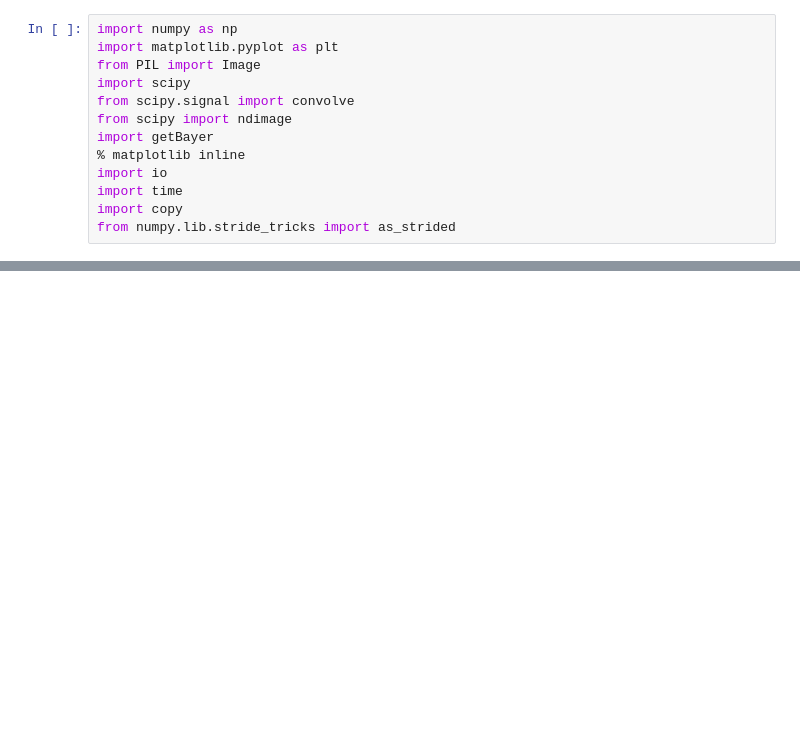
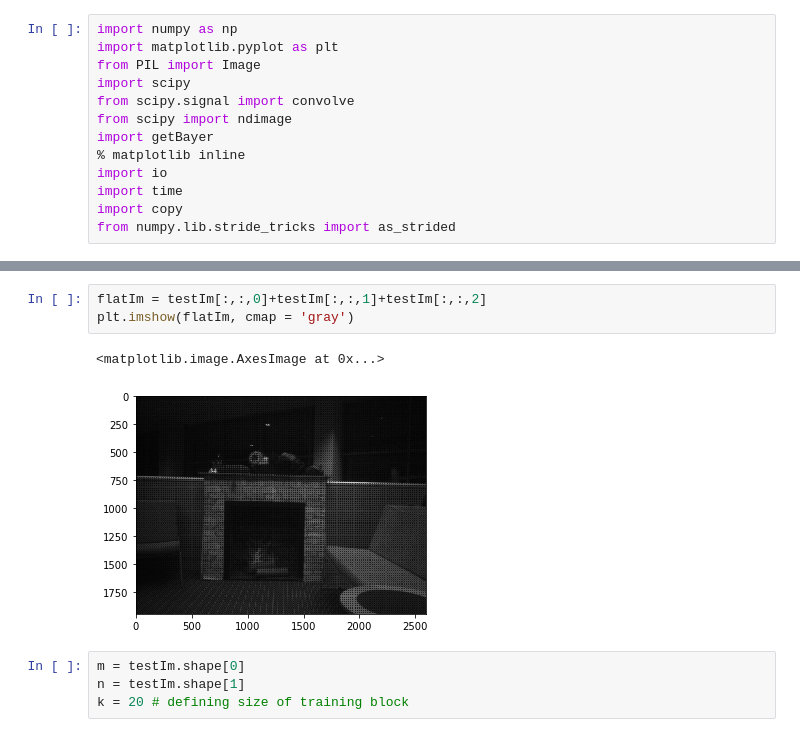
Before and after one commit to newsch/wonky-bobbin, a Jupyter notebook: PCAbw.ipynb, the cells around one changed output, grey strips where cells are left out. Cells and saved outputs as stored; diff of their text form; blank space fills up the shorter version.

```diff
--- a/PCAbw.ipynb
+++ b/PCAbw.ipynb
@@ -25,0 +22,10 @@ testIm.shape
+# %%
+flatIm = testIm[:,:,0]+testIm[:,:,1]+testIm[:,:,2]
+plt.imshow(flatIm, cmap = 'gray')
+# %% [output]
+<matplotlib.image.AxesImage at 0x...>
+[figure, added]
+# %%
+m = testIm.shape[0]
+n = testIm.shape[1]
+k = 20 # defining size of training block
```
Also changed, not shown: parts of 2 cells of this notebook, 1 other file.
